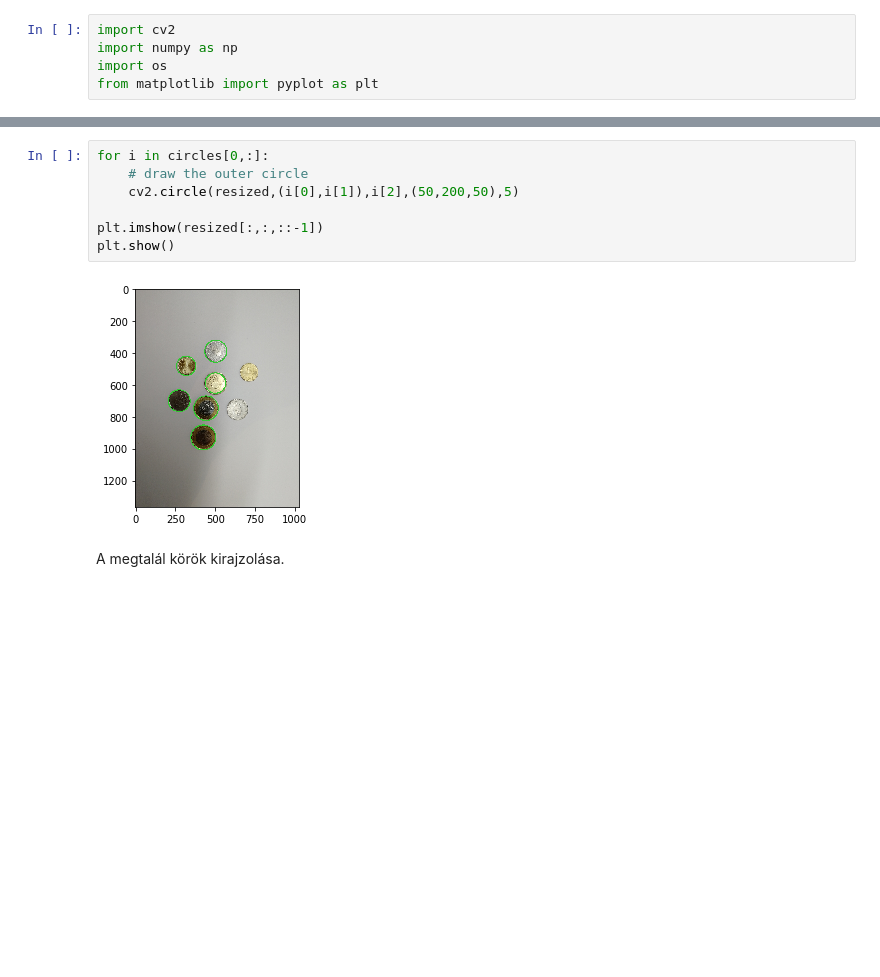
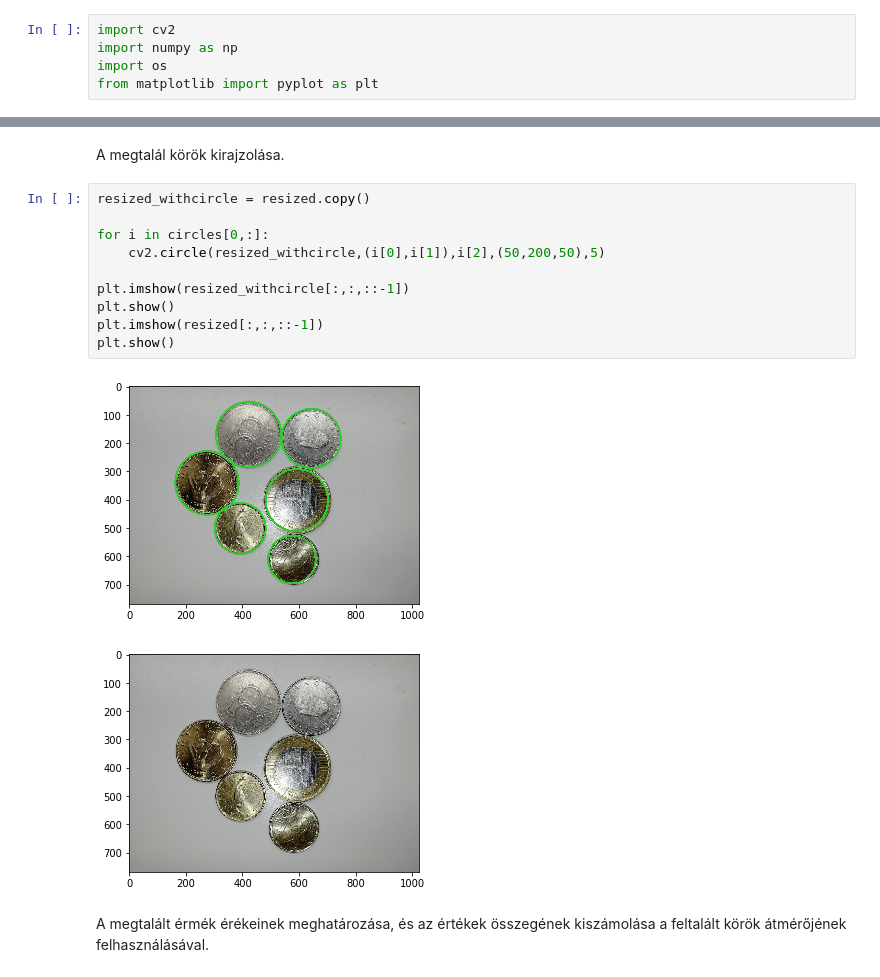
Before and after one commit to kissvik/SZE_gepi_latas, a Jupyter notebook: coin.ipynb, the cells around one changed output, grey strips where cells are left out. Cells and saved outputs as stored; diff of their text form; blank space fills up the shorter version.

```diff
--- a/coin.ipynb
+++ b/coin.ipynb
@@ -53,13 +54,19 @@ A megtalál körök egy tömben kerültek eltráolásra:
 
  A feldolgozott képen 6 kör került feltalálásra.
-# %%
-for i in circles[0,:]:
-    # draw the outer circle
-    cv2.circle(resized,(i[0],i[1]),i[2],(50,200,50),5)
-
-plt.imshow(resized[:,:,::-1])
-plt.show()
-# %% [output]
-[figure, removed]
 # %% [markdown]
 A megtalál körök kirajzolása.
+# %%
+resized_withcircle = resized.copy()
+
+for i in circles[0,:]:
+    cv2.circle(resized_withcircle,(i[0],i[1]),i[2],(50,200,50),5)
+
+plt.imshow(resized_withcircle[:,:,::-1])
+plt.show()
+plt.imshow(resized[:,:,::-1])
+plt.show()
+# %% [output]
+[figure, added]
+[figure, added]
+# %% [markdown]
+A megtalált érmék érékeinek meghatározása, és az értékek összegének kiszámolása a feltalált körök átmérőjének felhasználásával.
```
Also changed, not shown: parts of 15 cells of this notebook, 20 other files.
